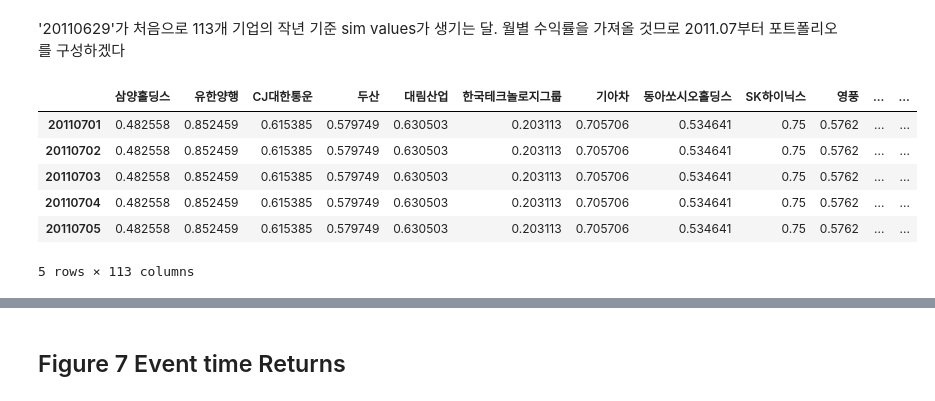
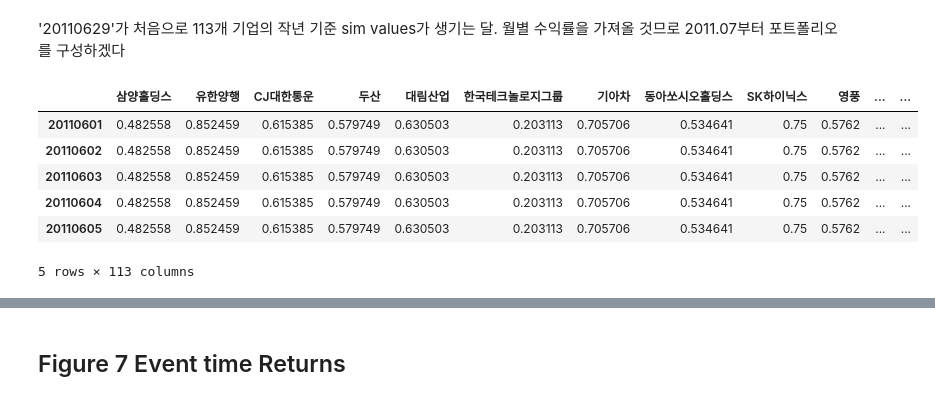
Before and after one commit to Yphy/Textmining, a Jupyter notebook: md&a_analysis/calendar time portfolio.ipynb, the cells around one changed output, grey strips where cells are left out. Drawn from its saved outputs; the diff is of its cells as text; code cells hidden in the pictures.

```diff
--- a/md&a_analysis/calendar time portfolio.ipynb
+++ b/md&a_analysis/calendar time portfolio.ipynb
@@ -93,16 +93,16 @@ concat_df
 # %% [markdown]
 '20110629'가 처음으로 113개 기업의 작년 기준 sim values가 생기는 달. 월별 수익률을 가져올 것므로 2011.07부터 포트폴리오를 구성하겠다
 # %%
-df_ = concat_df.loc[20110701:,:].copy()
-price_df = price_df.loc[20110701:,:]
+df_ = concat_df.loc[20110601:,:].copy()
+price_df = price_df.loc[20110601:,:]
 df_.head()
 # %% [output]
 |  | 삼양홀딩스 | 유한양행 | CJ대한통운 | 두산 | 대림산업 | 한국테크놀로지그룹 | 기아차 | 동아쏘시오홀딩스 | SK하이닉스 | 영풍 | ... | ... |
-| 20110701 | 0.482558 | 0.852459 | 0.615385 | 0.579749 | 0.630503 | 0.203113 | 0.705706 | 0.534641 | 0.75 | 0.5762 | ... | ... |
-| 20110702 | 0.482558 | 0.852459 | 0.615385 | 0.579749 | 0.630503 | 0.203113 | 0.705706 | 0.534641 | 0.75 | 0.5762 | ... | ... |
-| 20110703 | 0.482558 | 0.852459 | 0.615385 | 0.579749 | 0.630503 | 0.203113 | 0.705706 | 0.534641 | 0.75 | 0.5762 | ... | ... |
-| 20110704 | 0.482558 | 0.852459 | 0.615385 | 0.579749 | 0.630503 | 0.203113 | 0.705706 | 0.534641 | 0.75 | 0.5762 | ... | ... |
-| 20110705 | 0.482558 | 0.852459 | 0.615385 | 0.579749 | 0.630503 | 0.203113 | 0.705706 | 0.534641 | 0.75 | 0.5762 | ... | ... |
+| 20110601 | 0.482558 | 0.852459 | 0.615385 | 0.579749 | 0.630503 | 0.203113 | 0.705706 | 0.534641 | 0.75 | 0.5762 | ... | ... |
+| 20110602 | 0.482558 | 0.852459 | 0.615385 | 0.579749 | 0.630503 | 0.203113 | 0.705706 | 0.534641 | 0.75 | 0.5762 | ... | ... |
+| 20110603 | 0.482558 | 0.852459 | 0.615385 | 0.579749 | 0.630503 | 0.203113 | 0.705706 | 0.534641 | 0.75 | 0.5762 | ... | ... |
+| 20110604 | 0.482558 | 0.852459 | 0.615385 | 0.579749 | 0.630503 | 0.203113 | 0.705706 | 0.534641 | 0.75 | 0.5762 | ... | ... |
+| 20110605 | 0.482558 | 0.852459 | 0.615385 | 0.579749 | 0.630503 | 0.203113 | 0.705706 | 0.534641 | 0.75 | 0.5762 | ... | ... |
 5 rows × 113 columns
 # %%
 def get_q(df_, lower_bound, upper_bound) : #quntile 설정해주면 해당 quantile에 해당하는 boolean값 반환. cross-sectional 기준
```
Also changed, not shown: parts of 21 cells of this notebook, 1 other file.
